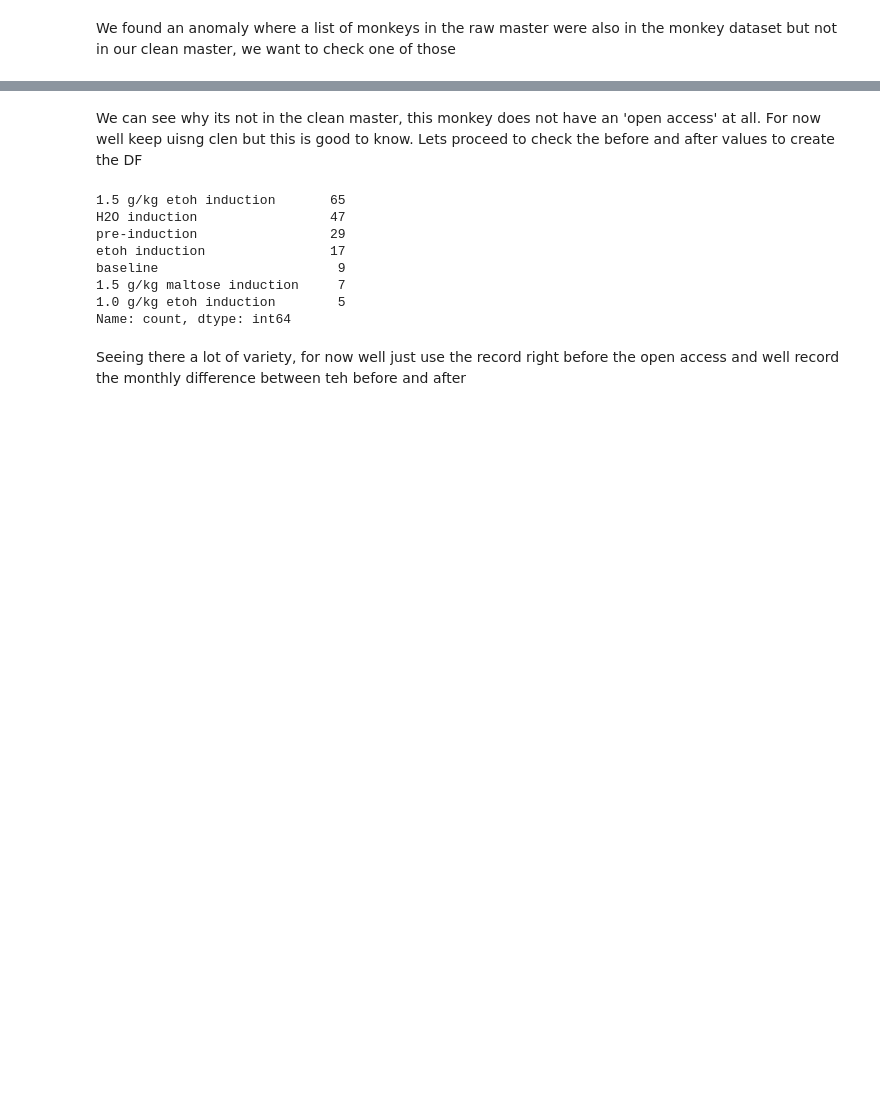
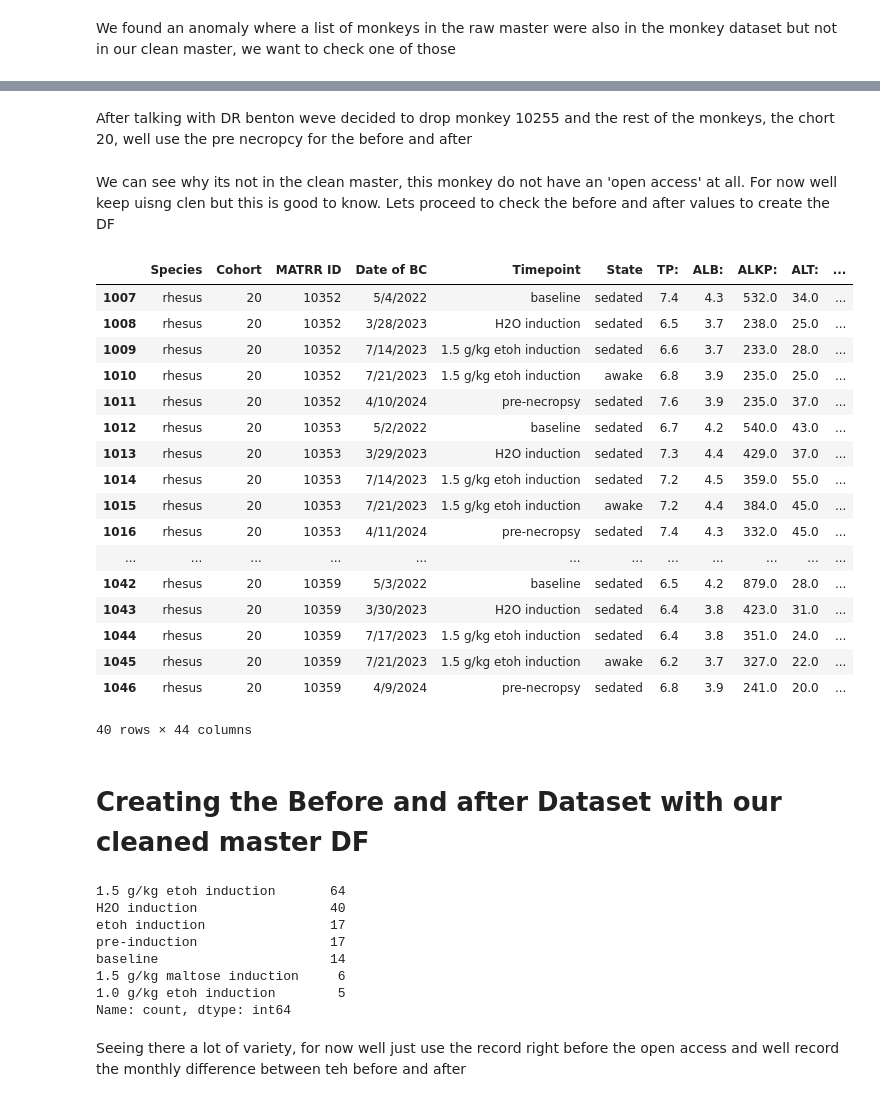
Before and after one commit to arogelg/MATRR-Capstone-Project, a Jupyter notebook: loading_data.ipynb, the cells around one changed output, grey strips where cells are left out. Drawn from its saved outputs; the diff is of its cells as text; code cells hidden in the pictures; blank space fills up the shorter version.

Commit message:
Implemented changes talked with Dr benton on B&A

```diff
--- a/loading_data.ipynb
+++ b/loading_data.ipynb
@@ -70,8 +70,25 @@ Index(['Species', 'Cohort', 'MATRR ID', 'Date of BC', 'Timepoint', 'State',
 # We drop two columns that we wont need
 master_df = master_df.drop(columns=['Unnamed: 44', 'Unnamed: 45'])
 
+#We know we have 42 columns, so we can drop the values that have NA in 25 or more columns
+clean_master_df = master_df.dropna(thresh=25)
+
+#We will also drop the rows that have NA in more than 10 of our biomarker columns
+biomarker_cols = ['TP:', 'ALB:', 'ALKP:', 'ALT:', 'AST:', 'GGT:', 'TBIL:', 'GLU:', 'BUN:',
+                  'CREA:', 'K:', 'NA:', 'CL:', 'Ca:', 'PHOS:', 'Fe:', 'CHOL:', 'LDH:',
+                  'TRIG:', 'A/G ratio:', 'DBIL:', 'Glob:', 'Amyl:', 'MG:', 'WBC:',
+                  'NEUT%:', 'BAND%:', 'LY%', 'MONO%:', 'EOS%:', 'BASO%:', 'HCT:', 'HGB:',
+                  'RBC:', 'MCV:', 'MCH:', 'MCHC:', 'PLT:']
+
+# Calculate the threshold (half of the biomarker columns)
+threshold = 10
+
+# Drop rows where more than half of the biomarker columns are NaN
+clean_master_df = clean_master_df.dropna(subset=biomarker_cols, thresh=threshold)
+
+
 # Cleaning the master dataframe to keep only the open access 1 data (Were keeping onlye the first apparenace assuming thats exactly 60 days after the first open access)
-open_access_df = master_df.loc[(master_df['Timepoint'] == 'open access 1') | (master_df['Timepoint'] == 'open access')].drop_duplicates(subset=['MATRR ID', 'Timepoint'], keep='first')
+open_access_df = clean_master_df.loc[(master_df['Timepoint'] == 'open access 1') | (master_df['Timepoint'] == 'open access')].drop_duplicates(subset=['MATRR ID', 'Timepoint'], keep='first')
 # %%
 len(open_access_df['MATRR ID'].unique())
 # %% [output]
@@ -136,17 +154,48 @@ master_df[master_df['MATRR ID'] == '10255']
+# %% [markdown]
+After talking with DR benton weve decided to drop monkey 10255 and the rest of the monkeys, the chort 20, well use the pre necropcy for the before and after
+# %%
+#We drop monkey 10255 and 10063
+clean_master_df = clean_master_df[clean_master_df['MATRR ID'] != '10063']
+clean_master_df = clean_master_df[clean_master_df['MATRR ID'] != '10255']
+
+#We will also add this monkeys to our clean to use in our before and after: '10063', '10352', '10353','10354', '10355', '10356', '10357', '10358', '10359'
 # %% [markdown]
-We can see why its not in the clean master, this monkey does not have an 'open access' at all. For now well keep uisng clen but this is good to know. Lets proceed to check the before and after values to create the DF
+We can see why its not in the clean master, this monkey do not have an 'open access' at all. For now well keep uisng clen but this is good to know. Lets proceed to check the before and after values to create the DF
+# %%
+clean_master_df[clean_master_df['Cohort'] == '20']
+# %% [output]
+|  | Species | Cohort | MATRR ID | Date of BC | Timepoint | State | TP: | ALB: | ALKP: | ALT: | ... |
+| 1007 | rhesus | 20 | 10352 | 5/4/2022 | baseline | sedated | 7.4 | 4.3 | 532.0 | 34.0 | ... |
+| 1008 | rhesus | 20 | 10352 | 3/28/2023 | H2O induction | sedated | 6.5 | 3.7 | 238.0 | 25.0 | ... |
+| 1009 | rhesus | 20 | 10352 | 7/14/2023 | 1.5 g/kg etoh induction | sedated | 6.6 | 3.7 | 233.0 | 28.0 | ... |
+| 1010 | rhesus | 20 | 10352 | 7/21/2023 | 1.5 g/kg etoh induction | awake | 6.8 | 3.9 | 235.0 | 25.0 | ... |
+| 1011 | rhesus | 20 | 10352 | 4/10/2024 | pre-necropsy | sedated | 7.6 | 3.9 | 235.0 | 37.0 | ... |
+| 1012 | rhesus | 20 | 10353 | 5/2/2022 | baseline | sedated | 6.7 | 4.2 | 540.0 | 43.0 | ... |
+| 1013 | rhesus | 20 | 10353 | 3/29/2023 | H2O induction | sedated | 7.3 | 4.4 | 429.0 | 37.0 | ... |
+| 1014 | rhesus | 20 | 10353 | 7/14/2023 | 1.5 g/kg etoh induction | sedated | 7.2 | 4.5 | 359.0 | 55.0 | ... |
+| 1015 | rhesus | 20 | 10353 | 7/21/2023 | 1.5 g/kg etoh induction | awake | 7.2 | 4.4 | 384.0 | 45.0 | ... |
+| 1016 | rhesus | 20 | 10353 | 4/11/2024 | pre-necropsy | sedated | 7.4 | 4.3 | 332.0 | 45.0 | ... |
+| ... | ... | ... | ... | ... | ... | ... | ... | ... | ... | ... | ... |
+| 1042 | rhesus | 20 | 10359 | 5/3/2022 | baseline | sedated | 6.5 | 4.2 | 879.0 | 28.0 | ... |
+| 1043 | rhesus | 20 | 10359 | 3/30/2023 | H2O induction | sedated | 6.4 | 3.8 | 423.0 | 31.0 | ... |
+| 1044 | rhesus | 20 | 10359 | 7/17/2023 | 1.5 g/kg etoh induction | sedated | 6.4 | 3.8 | 351.0 | 24.0 | ... |
+| 1045 | rhesus | 20 | 10359 | 7/21/2023 | 1.5 g/kg etoh induction | awake | 6.2 | 3.7 | 327.0 | 22.0 | ... |
+| 1046 | rhesus | 20 | 10359 | 4/9/2024 | pre-necropsy | sedated | 6.8 | 3.9 | 241.0 | 20.0 | ... |
+40 rows × 44 columns
+# %% [markdown]
+# Creating the Before and after Dataset with our cleaned master DF
 # %%
 # First, ensure the date column is in datetime format
-master_df["Date of BC"] = pd.to_datetime(master_df["Date of BC"], errors="coerce")
+clean_master_df["Date of BC"] = pd.to_datetime(clean_master_df["Date of BC"], errors="coerce")
 
 # Then we create a mask for rows with open access
-open_access_mask = master_df["Timepoint"].str.lower().str.contains("open access", na=False)
+open_access_mask = clean_master_df["Timepoint"].str.lower().str.contains("open access", na=False)
 
 # List to store the Timepoint values from the row immediately before the open access record.
 before_timepoints = []
 
 # Group by monkey ID  and process each monkey's records.
-for monkey, group in master_df.groupby("MATRR ID"):
+for monkey, group in clean_master_df.groupby("MATRR ID"):
     # Sort the monkey's records by date.
     group_sorted = group.sort_values("Date of BC").reset_index(drop=True)
 
@@ -160,17 +209,23 @@ for monkey, group in master_df.groupby("MATRR ID"):
         if first_open_index > 0:
             before_row = group_sorted.iloc[first_open_index - 1]
             before_timepoints.append(before_row["Timepoint"])
+    else:
+        # Special condition for cohort 20 (no open access)
+        # Use "Pre-necropsy" as the 'before' timepoint
+        cohort_number = group_sorted.iloc[0]["Cohort"]  # assuming there's a "Cohort" column
+        if cohort_number == 20:
+            before_timepoints.append("Pre-necropsy")
 
 # Count how many times each Timepoint value appears as the "before" value.
 before_counts = pd.Series(before_timepoints).value_counts()
 print(before_counts)
 # %% [output]
-1.5 g/kg etoh induction       65
-H2O induction                 47
-pre-induction                 29
+1.5 g/kg etoh induction       64
+H2O induction                 40
 etoh induction                17
-baseline                       9
-1.5 g/kg maltose induction     7
+pre-induction                 17
+baseline                      14
+1.5 g/kg maltose induction     6
 1.0 g/kg etoh induction        5
 Name: count, dtype: int64
 # %% [markdown]
```
Also changed, not shown: parts of 47 cells of this notebook, 3 other files.
